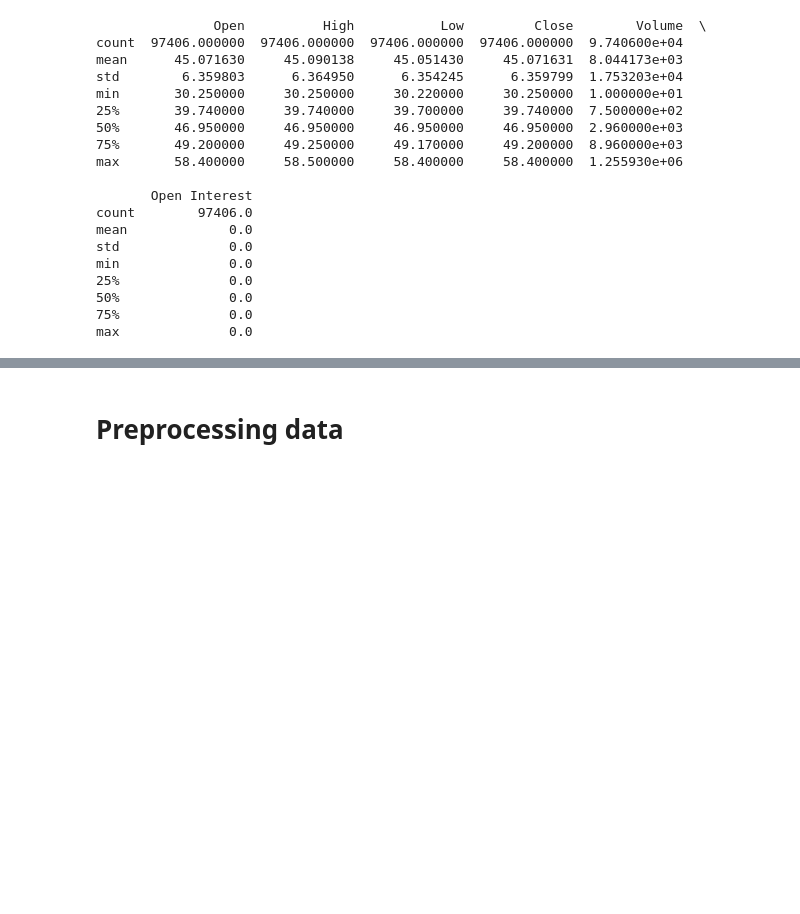
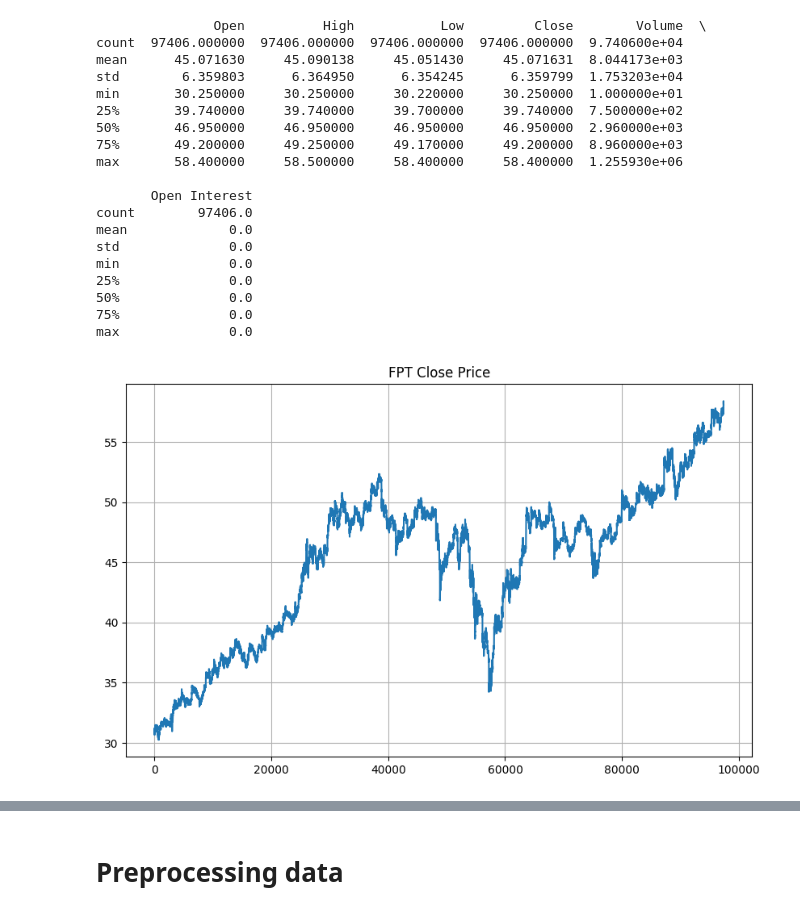
Before and after one commit to truongthuankiet1990gmailcom/Stock-Movement, a Jupyter notebook: test.ipynb, the cells around one changed output, grey strips where cells are left out. Cells and saved outputs as stored; diff of their text form; code cells hidden in the pictures; blank space fills up the shorter version.

```diff
--- a/test.ipynb
+++ b/test.ipynb
@@ -43,3 +43,11 @@ min              0.0
 50%              0.0
 75%              0.0
 max              0.0
+# %%
+# Plot the distribution of the close prices
+plt.figure(figsize=(10, 6))
+plt.plot(fpt_data['Close'])
+plt.title('FPT Close Price')
+plt.grid()
+# %% [output]
+[figure, added]
```
Also changed, not shown: parts of 7 cells of this notebook, 2 other files.
